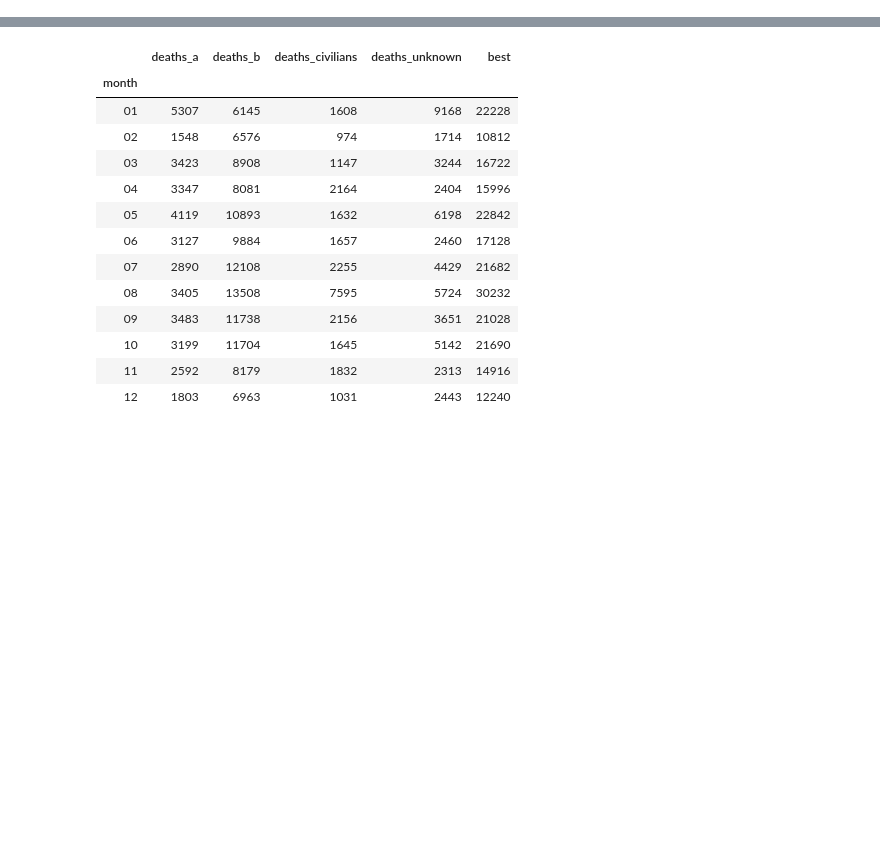
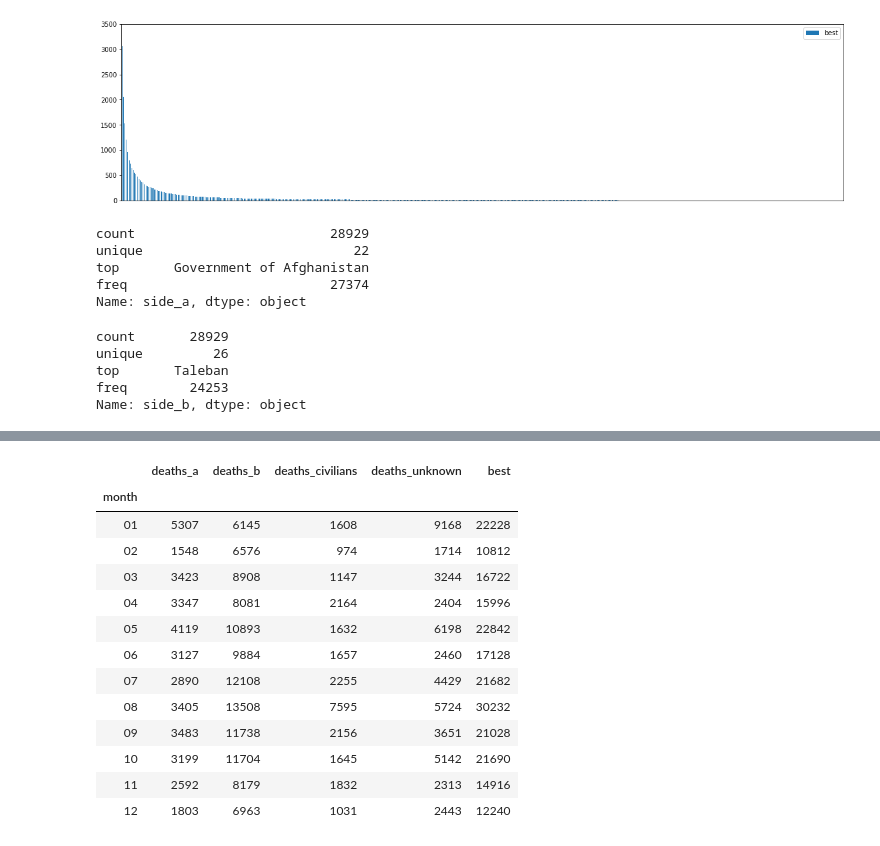
Before and after one commit to mmpatterson/civil-conflict, a Jupyter notebook: Afgh_conflicts_by_group.ipynb, the cells around one changed output, grey strips where cells are left out. Drawn from its saved outputs; the diff is of its cells as text; code cells hidden in the pictures; blank space fills up the shorter version.

```diff
--- a/Afgh_conflicts_by_group.ipynb
+++ b/Afgh_conflicts_by_group.ipynb
@@ -135,0 +97,27 @@ See the caveats in the documentation: http://pandas.pydata.org/pandas-docs/stabl
+# %%
+#Note:  The first few results are actually above y:3500; limited the axis to see the other data
+df_afgh[['where_coordinates', 'best']].groupby('where_coordinates').sum().sort_values(by=['best'], ascending=False).plot(kind='bar', ylim=(0, 3500), figsize=(20,5))
+ax1 = plt.axes()
+x_axis = ax1.axes.get_xaxis()
+x_axis.set_visible(False)
+plt.show()
+# %% [output]
+[figure, added]
+# %%
+# who are the side_a groups?
+df_afgh['side_a'].describe()
+# %% [output]
+count                         28929
+unique                           22
+top       Government of Afghanistan
+freq                          27374
+Name: side_a, dtype: object
+# %%
+# who are the side_b groups?
+df_afgh['side_b'].describe()
+# %% [output]
+count       28929
+unique         26
+top       Taleban
+freq        24253
+Name: side_b, dtype: object
```
Also changed, not shown: parts of 79 cells of this notebook, 9 other files.
